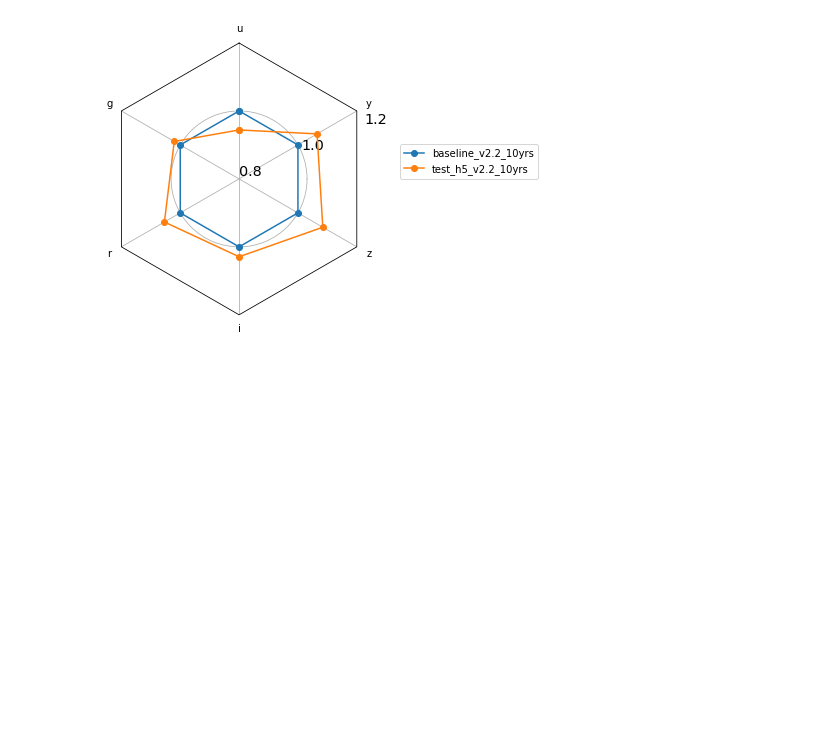
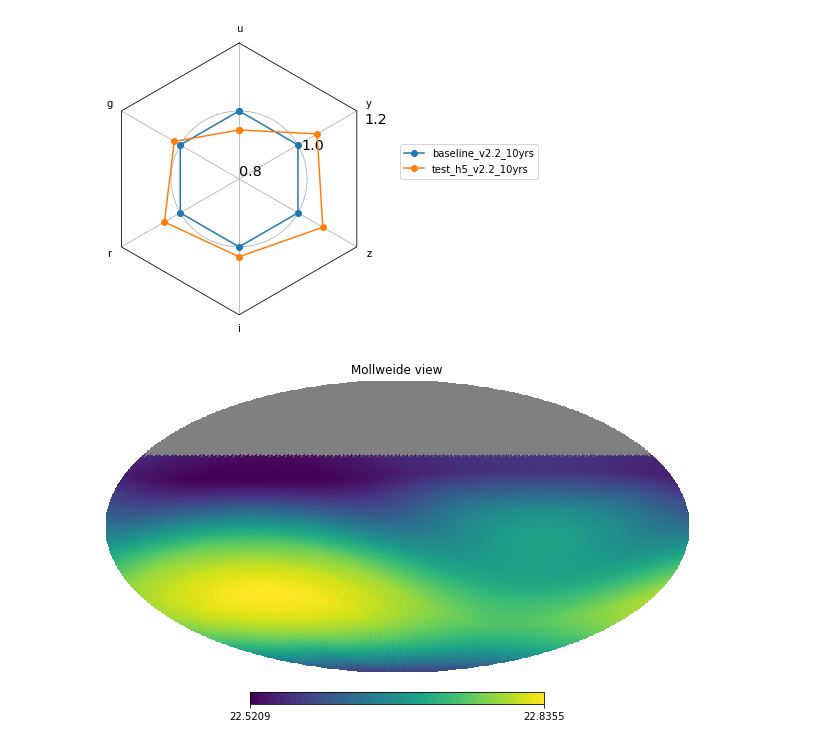
Before and after one commit to lsst-sims/sims_featureScheduler_runs2.2, a Jupyter notebook: maf/check_new_sky.ipynb, the cells around one changed output. Saved outputs shown, nothing was run; the diff lists cells and outputs as text; code cells hidden in the pictures; blank space fills up the shorter version.

```diff
--- a/maf/check_new_sky.ipynb
+++ b/maf/check_new_sky.ipynb
@@ -119,3 +120,9 @@ data_normed = norm_df(mag_data, runs, ['u', 'g', 'r', 'i', 'z', 'y'], norm_run='
 fig, ax = radar(data_normed, legend=True, rgrids=[.80, 1.0, 1.2])
 # %% [output]
 [figure]
+# %%
+new_ds = np.load('/Users/yoachim/rubin_sim_data/new_skybrightness_pre/dark_maps.npz')
+# %%
+hp.mollview(new_ds['dark_maps']['u'])
+# %% [output]
+[figure, added]
```
Also changed, not shown: parts of 5 cells of this notebook, 1 other file.
